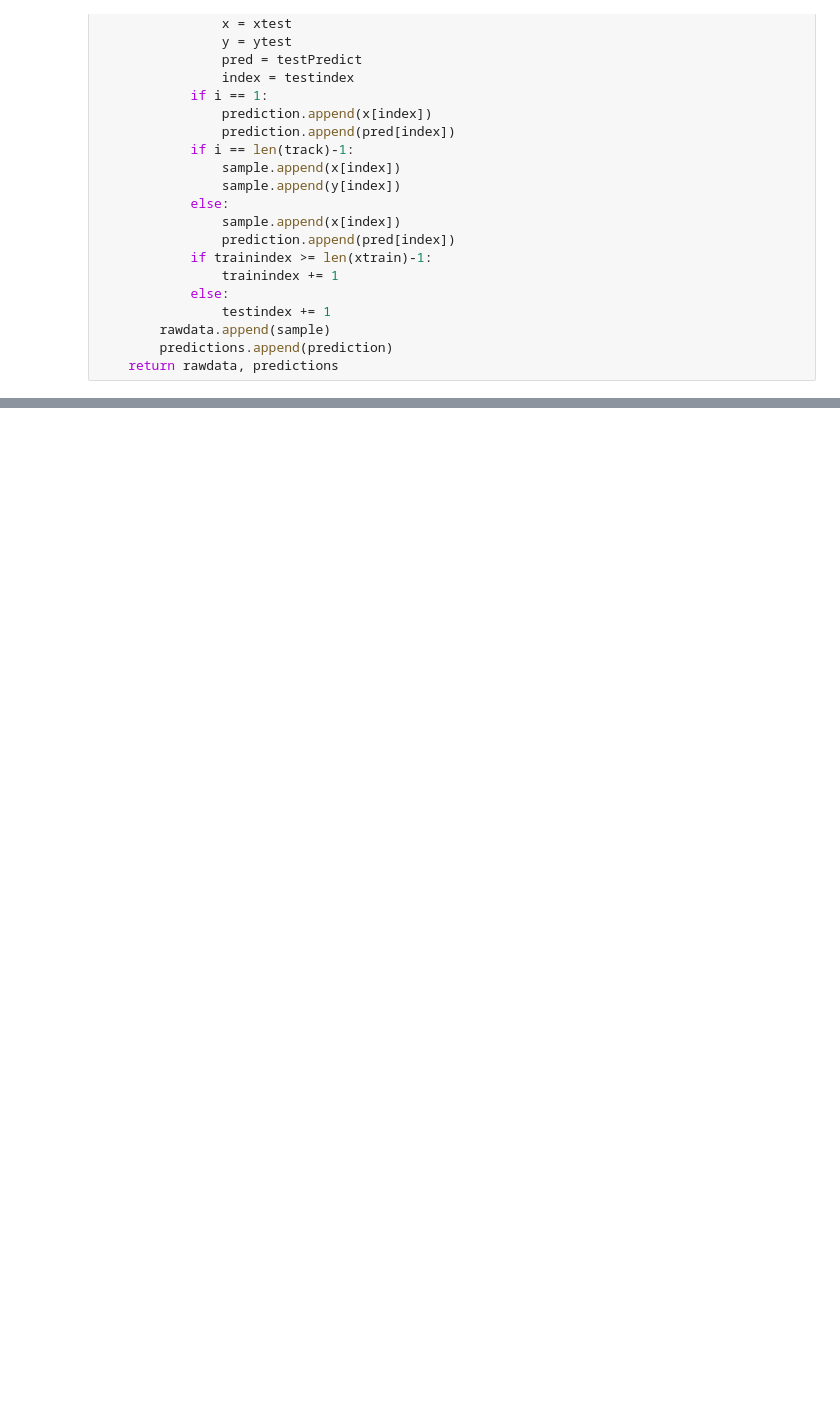
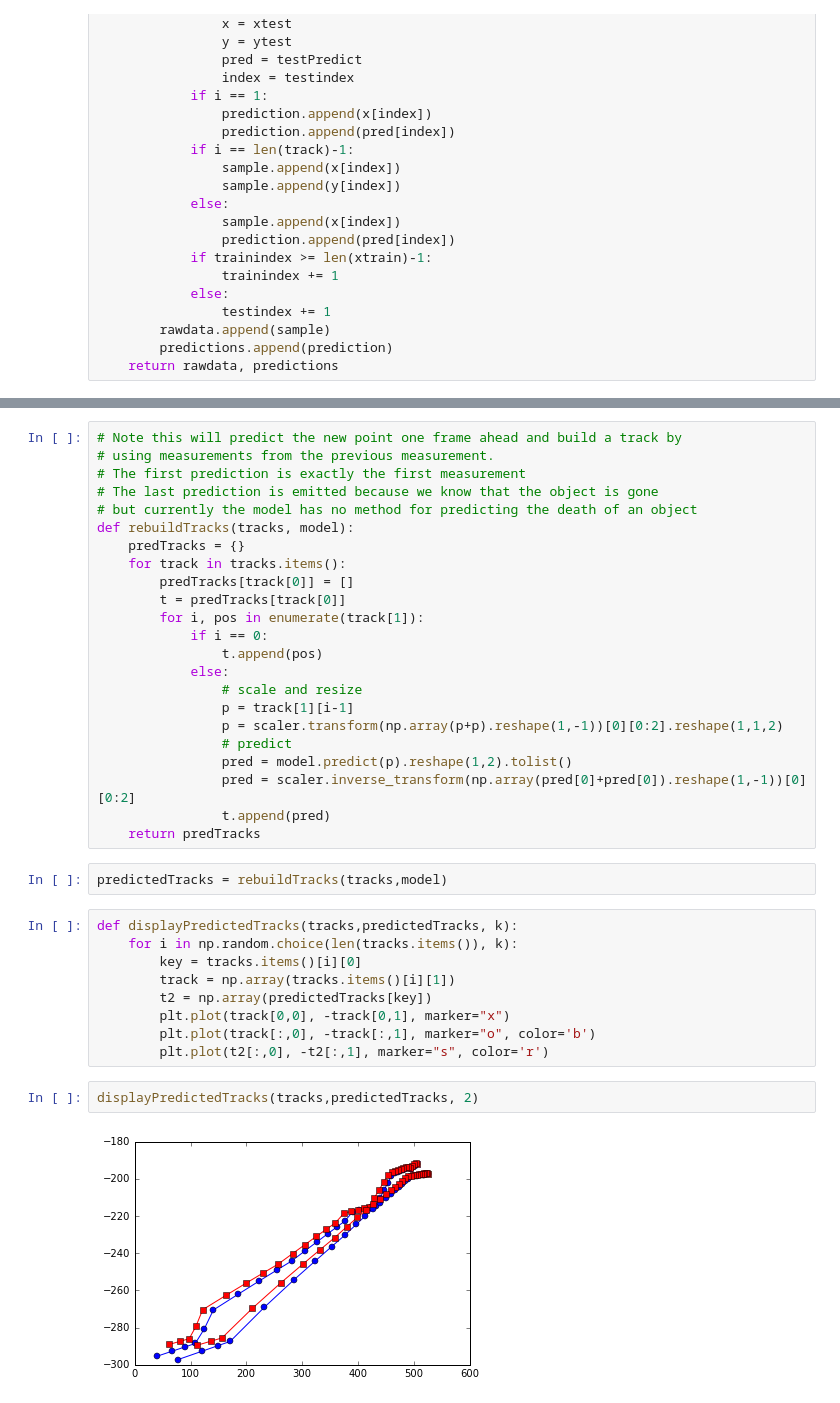
Before and after one commit to jkuck/rbpf_atlas, a Jupyter notebook: scripts/visualizeData.ipynb, the cells around one changed output, grey strips where cells are left out. Drawn from its saved outputs; the diff is of its cells as text; blank space fills up the shorter version.

```diff
--- a/scripts/visualizeData.ipynb
+++ b/scripts/visualizeData.ipynb
@@ -193,0 +171,38 @@ len(rawdata[2])
+# %%
+# Note this will predict the new point one frame ahead and build a track by
+# using measurements from the previous measurement.
+# The first prediction is exactly the first measurement
+# The last prediction is emitted because we know that the object is gone
+# but currently the model has no method for predicting the death of an object
+def rebuildTracks(tracks, model):
+    predTracks = {}
+    for track in tracks.items():
+        predTracks[track[0]] = []
+        t = predTracks[track[0]]
+        for i, pos in enumerate(track[1]):
+            if i == 0:
+                t.append(pos)
+            else:
+                # scale and resize
+                p = track[1][i-1]
+                p = scaler.transform(np.array(p+p).reshape(1,-1))[0][0:2].reshape(1,1,2)
+                # predict
+                pred = model.predict(p).reshape(1,2).tolist()
+                pred = scaler.inverse_transform(np.array(pred[0]+pred[0]).reshape(1,-1))[0][0:2]
+                t.append(pred)
+    return predTracks
+# %%
+predictedTracks = rebuildTracks(tracks,model)
+# %%
+def displayPredictedTracks(tracks,predictedTracks, k):
+    for i in np.random.choice(len(tracks.items()), k):
+        key = tracks.items()[i][0]
+        track = np.array(tracks.items()[i][1])
+        t2 = np.array(predictedTracks[key])
+        plt.plot(track[0,0], -track[0,1], marker="x")
+        plt.plot(track[:,0], -track[:,1], marker="o", color='b')
+        plt.plot(t2[:,0], -t2[:,1], marker="s", color='r')
+# %%
+displayPredictedTracks(tracks,predictedTracks, 2)
+# %% [output]
+[figure, added]
```
Also changed, not shown: parts of 8 cells of this notebook.
